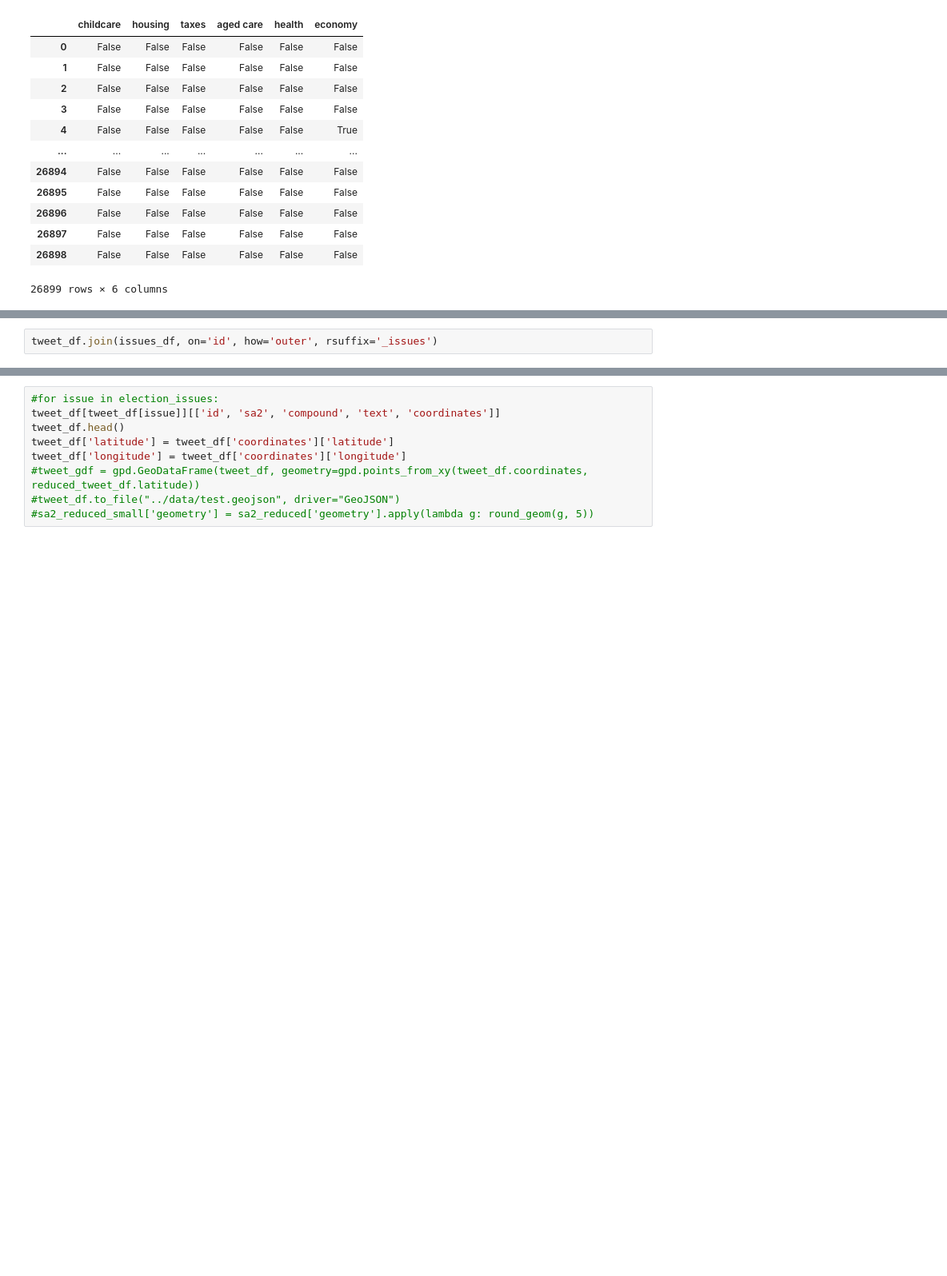
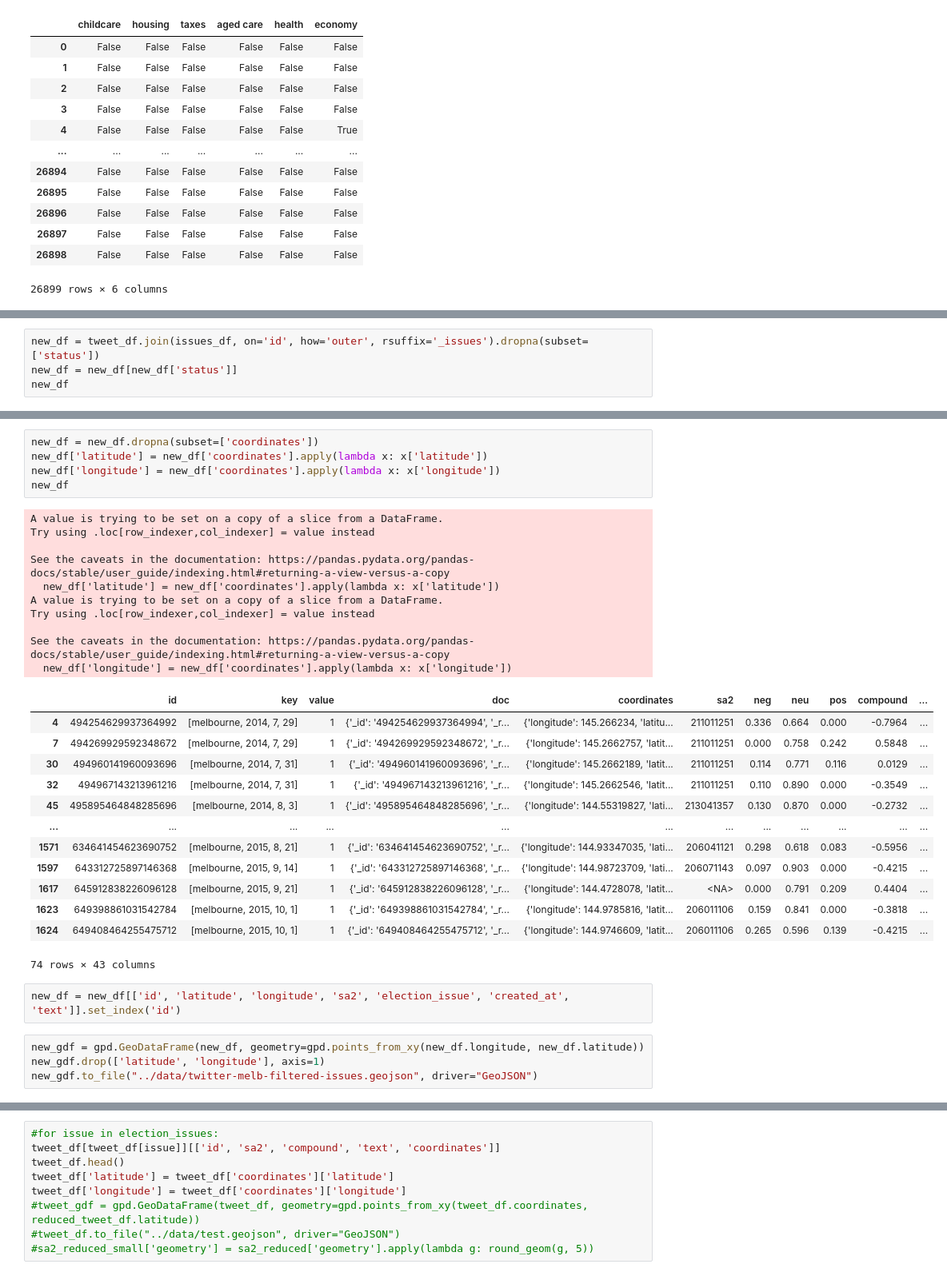
Before and after one commit to jsinkers/comp90024-assignment-2, a Jupyter notebook: data-analysis/data-analysis-part-2.ipynb, the cells around one changed output, grey strips where cells are left out. Shown at 80% size. Cells and saved outputs as stored; diff of their text form; blank space fills up the shorter version.

```diff
--- a/data-analysis/data-analysis-part-2.ipynb
+++ b/data-analysis/data-analysis-part-2.ipynb
@@ -810,4 +804,6 @@ tweet_df.set_index('id')
 # %%
-tweet_df.join(issues_df, on='id', how='outer', rsuffix='_issues')
+new_df = tweet_df.join(issues_df, on='id', how='outer', rsuffix='_issues').dropna(subset=['status'])
+new_df = new_df[new_df['status']]
+new_df
 # %% [output]
 |  | id | key | value | doc | coordinates | sa2 | neg | neu | pos | compound | ... |
@@ -826 +822,36 @@ tweet_df.join(issues_df, on='id', how='outer', rsuffix='_issues')
+# %%
+new_df = new_df.dropna(subset=['coordinates'])
+new_df['latitude'] = new_df['coordinates'].apply(lambda x: x['latitude'])
+new_df['longitude'] = new_df['coordinates'].apply(lambda x: x['longitude'])
+new_df
+# %% [output]
+A value is trying to be set on a copy of a slice from a DataFrame.
+Try using .loc[row_indexer,col_indexer] = value instead
+
+See the caveats in the documentation: https://pandas.pydata.org/pandas-docs/stable/user_guide/indexing.html#returning-a-view-versus-a-copy
+  new_df['latitude'] = new_df['coordinates'].apply(lambda x: x['latitude'])
+A value is trying to be set on a copy of a slice from a DataFrame.
+Try using .loc[row_indexer,col_indexer] = value instead
+
+See the caveats in the documentation: https://pandas.pydata.org/pandas-docs/stable/user_guide/indexing.html#returning-a-view-versus-a-copy
+  new_df['longitude'] = new_df['coordinates'].apply(lambda x: x['longitude'])
+|  | id | key | value | doc | coordinates | sa2 | neg | neu | pos | compound | ... |
+| 4 | 494254629937364992 | [melbourne, 2014, 7, 29] | 1 | {'_id': '494254629937364994', '_r... | {'longitude': 145.266234, 'latitu... | 211011251 | 0.336 | 0.664 | 0.000 | -0.7964 | ... |
+| 7 | 494269929592348672 | [melbourne, 2014, 7, 29] | 1 | {'_id': '494269929592348672', '_r... | {'longitude': 145.2662757, 'latit... | 211011251 | 0.000 | 0.758 | 0.242 | 0.5848 | ... |
+| 30 | 494960141960093696 | [melbourne, 2014, 7, 31] | 1 | {'_id': '494960141960093696', '_r... | {'longitude': 145.2662189, 'latit... | 211011251 | 0.114 | 0.771 | 0.116 | 0.0129 | ... |
+| 32 | 494967143213961216 | [melbourne, 2014, 7, 31] | 1 | {'_id': '494967143213961216', '_r... | {'longitude': 145.2662546, 'latit... | 211011251 | 0.110 | 0.890 | 0.000 | -0.3549 | ... |
+| 45 | 495895464848285696 | [melbourne, 2014, 8, 3] | 1 | {'_id': '495895464848285696', '_r... | {'longitude': 144.55319827, 'lati... | 213041357 | 0.130 | 0.870 | 0.000 | -0.2732 | ... |
+| ... | ... | ... | ... | ... | ... | ... | ... | ... | ... | ... | ... |
+| 1571 | 634641454623690752 | [melbourne, 2015, 8, 21] | 1 | {'_id': '634641454623690752', '_r... | {'longitude': 144.93347035, 'lati... | 206041121 | 0.298 | 0.618 | 0.083 | -0.5956 | ... |
+| 1597 | 643312725897146368 | [melbourne, 2015, 9, 14] | 1 | {'_id': '643312725897146368', '_r... | {'longitude': 144.98723709, 'lati... | 206071143 | 0.097 | 0.903 | 0.000 | -0.4215 | ... |
+| 1617 | 645912838226096128 | [melbourne, 2015, 9, 21] | 1 | {'_id': '645912838226096128', '_r... | {'longitude': 144.4728078, 'latit... | <NA> | 0.000 | 0.791 | 0.209 | 0.4404 | ... |
+| 1623 | 649398861031542784 | [melbourne, 2015, 10, 1] | 1 | {'_id': '649398861031542784', '_r... | {'longitude': 144.9785816, 'latit... | 206011106 | 0.159 | 0.841 | 0.000 | -0.3818 | ... |
+| 1624 | 649408464255475712 | [melbourne, 2015, 10, 1] | 1 | {'_id': '649408464255475712', '_r... | {'longitude': 144.9746609, 'latit... | 206011106 | 0.265 | 0.596 | 0.139 | -0.4215 | ... |
+74 rows × 43 columns
+# %%
+new_df = new_df[['id', 'latitude', 'longitude', 'sa2', 'election_issue', 'created_at', 'text']].set_index('id')
+# %%
+new_gdf = gpd.GeoDataFrame(new_df, geometry=gpd.points_from_xy(new_df.longitude, new_df.latitude))
+new_gdf.drop(['latitude', 'longitude'], axis=1)
+new_gdf.to_file("../data/twitter-melb-filtered-issues.geojson", driver="GeoJSON")
 # %%
```
Also changed, not shown: parts of 10 cells of this notebook, 1 other file.
